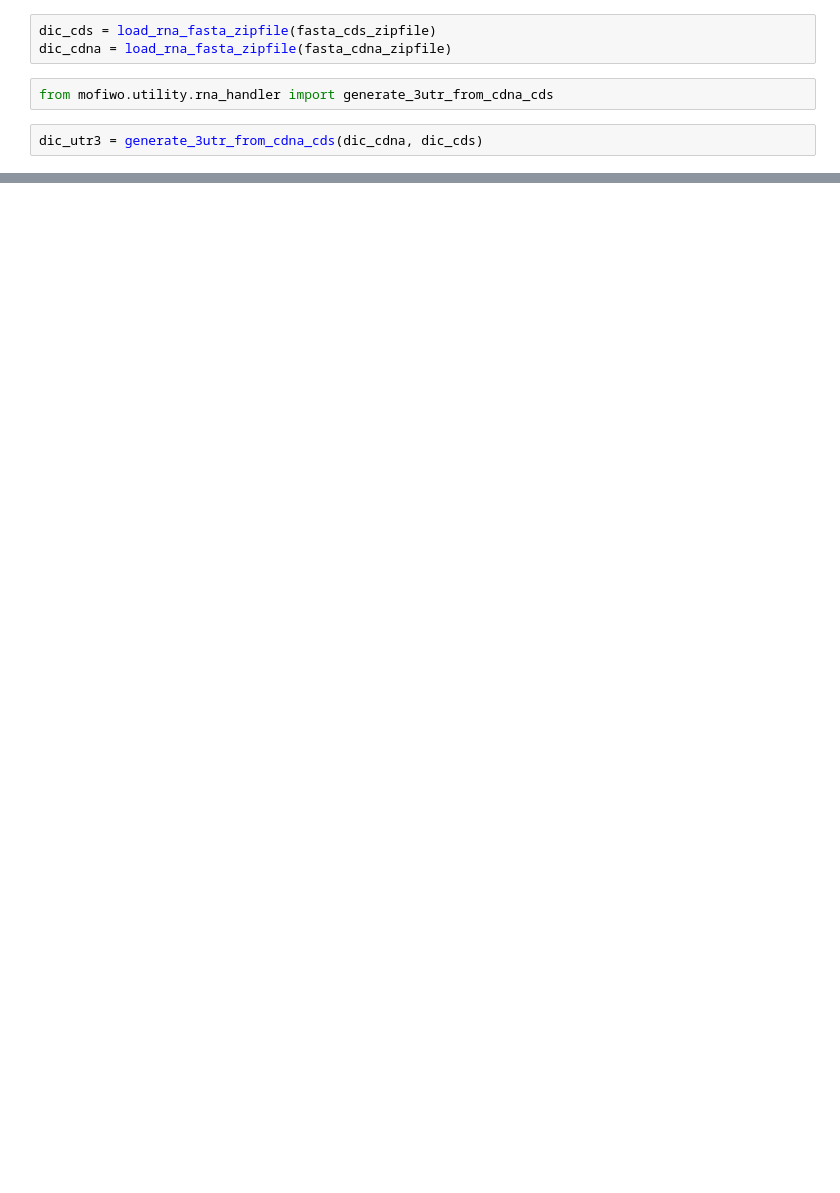
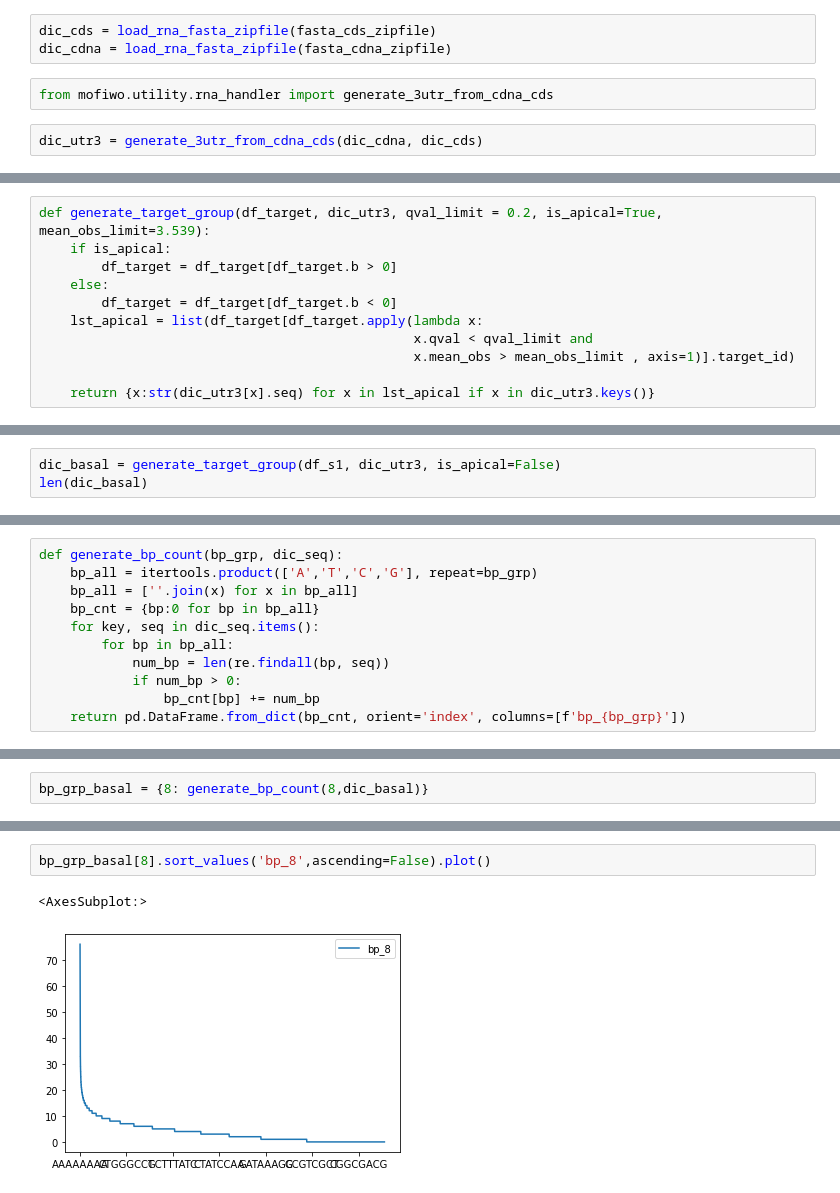
Before and after one commit to byeungchun/mofiwo, a Jupyter notebook: notebook/mofiwo test.ipynb, the cells around one changed output, grey strips where cells are left out. Cells and saved outputs as stored; diff of their text form; blank space fills up the shorter version.

Commit message:
bp group finder jupyter notebook

```diff
--- a/notebook/mofiwo test.ipynb
+++ b/notebook/mofiwo test.ipynb
@@ -61,0 +47,11 @@ WebDriverException: Message: unknown error: net::ERR_SSL_PROTOCOL_ERROR
+# %%
+def generate_target_group(df_target, dic_utr3, qval_limit = 0.2, is_apical=True, mean_obs_limit=3.539):
+    if is_apical:
+        df_target = df_target[df_target.b > 0]
+    else:
+        df_target = df_target[df_target.b < 0]
+    lst_apical = list(df_target[df_target.apply(lambda x:
+                                                x.qval < qval_limit and
+                                                x.mean_obs > mean_obs_limit , axis=1)].target_id)
+
+    return {x:str(dic_utr3[x].seq) for x in lst_apical if x in dic_utr3.keys()}
@@ -61,0 +63,3 @@ WebDriverException: Message: unknown error: net::ERR_SSL_PROTOCOL_ERROR
+# %%
+dic_basal = generate_target_group(df_s1, dic_utr3, is_apical=False)
+len(dic_basal)
@@ -61,0 +74,11 @@ WebDriverException: Message: unknown error: net::ERR_SSL_PROTOCOL_ERROR
+# %%
+def generate_bp_count(bp_grp, dic_seq):
+    bp_all = itertools.product(['A','T','C','G'], repeat=bp_grp)
+    bp_all = [''.join(x) for x in bp_all]
+    bp_cnt = {bp:0 for bp in bp_all}
+    for key, seq in dic_seq.items():
+        for bp in bp_all:
+            num_bp = len(re.findall(bp, seq))
+            if num_bp > 0:
+                bp_cnt[bp] += num_bp
+    return pd.DataFrame.from_dict(bp_cnt, orient='index', columns=[f'bp_{bp_grp}'])
@@ -61,0 +90,2 @@ WebDriverException: Message: unknown error: net::ERR_SSL_PROTOCOL_ERROR
+# %%
+bp_grp_basal = {8: generate_bp_count(8,dic_basal)}
@@ -61,0 +134,5 @@ WebDriverException: Message: unknown error: net::ERR_SSL_PROTOCOL_ERROR
+# %%
+bp_grp_basal[8].sort_values('bp_8',ascending=False).plot()
+# %% [output]
+<AxesSubplot:>
+[figure, added]
```
Also changed, not shown: parts of 26 cells of this notebook, 3 other files.
